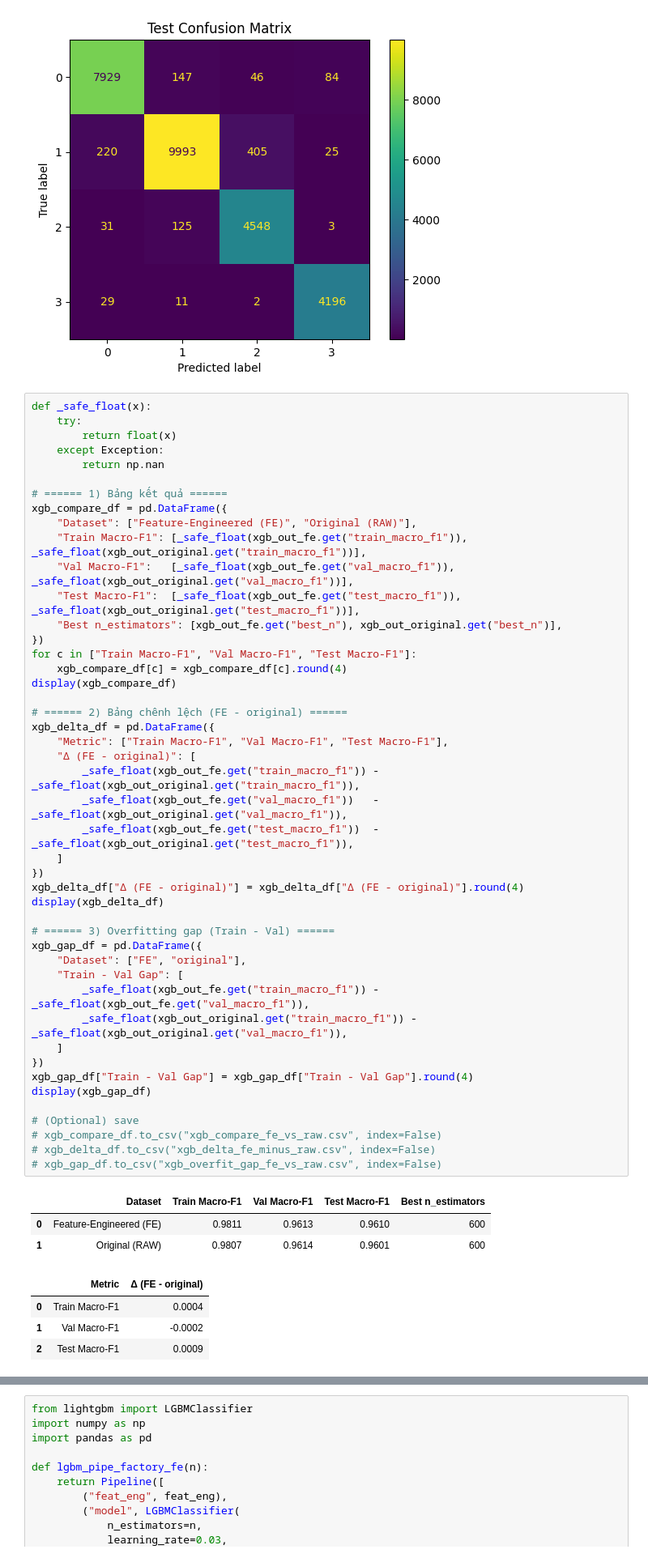
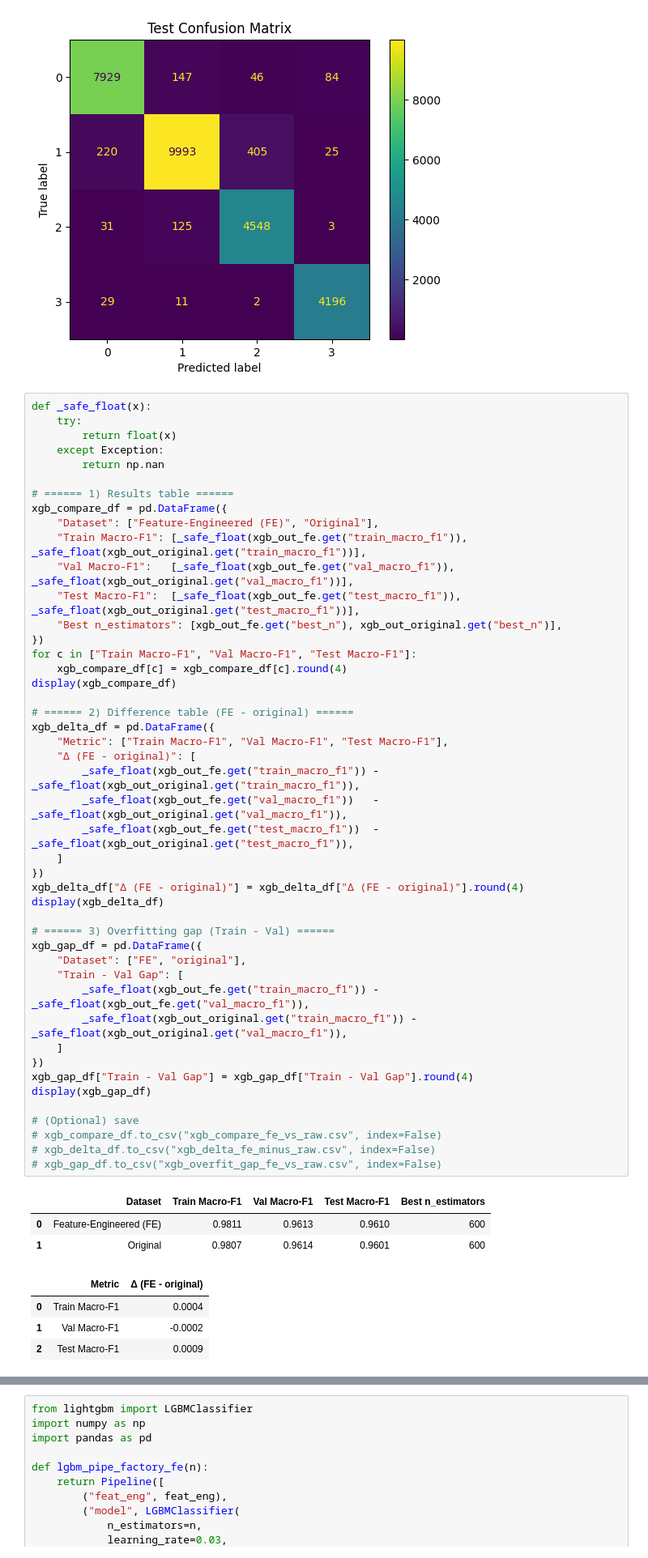
Before and after one commit to HuyDoan-2112/spotify-mood-mlops, a Jupyter notebook: notebooks/EDA.ipynb, the cells around one changed output, grey strips where cells are left out. Shown at 81% size. Drawn from its saved outputs; the diff is of its cells as text.

```diff
--- a/notebooks/EDA.ipynb
+++ b/notebooks/EDA.ipynb
@@ -974,9 +974,9 @@ def _safe_float(x):
     except Exception:
         return np.nan
 
-# ====== 1) Bảng kết quả ======
+# ====== 1) Results table ======
 xgb_compare_df = pd.DataFrame({
-    "Dataset": ["Feature-Engineered (FE)", "Original (RAW)"],
+    "Dataset": ["Feature-Engineered (FE)", "Original"],
     "Train Macro-F1": [_safe_float(xgb_out_fe.get("train_macro_f1")), _safe_float(xgb_out_original.get("train_macro_f1"))],
     "Val Macro-F1":   [_safe_float(xgb_out_fe.get("val_macro_f1")),   _safe_float(xgb_out_original.get("val_macro_f1"))],
     "Test Macro-F1":  [_safe_float(xgb_out_fe.get("test_macro_f1")),  _safe_float(xgb_out_original.get("test_macro_f1"))],
@@ -986,37 +986,37 @@ for c in ["Train Macro-F1", "Val Macro-F1", "Test Macro-F1"]:
     xgb_compare_df[c] = xgb_compare_df[c].round(4)
 display(xgb_compare_df)
 
-# ====== 2) Bảng chênh lệch (FE - original) ======
+# ====== 2) Difference table (FE - original) ======
 xgb_delta_df = pd.DataFrame({
     "Metric": ["Train Macro-F1", "Val Macro-F1", "Test Macro-F1"],
     "Δ (FE - original)": [
         _safe_float(xgb_out_fe.get("train_macro_f1")) - _safe_float(xgb_out_original.get("train_macro_f1")),
         _safe_float(xgb_out_fe.get("val_macro_f1"))   - _safe_float(xgb_out_original.get("val_macro_f1")),
         _safe_float(xgb_out_fe.get("test_macro_f1"))  - _safe_float(xgb_out_original.get("test_macro_f1")),
     ]
 })
 xgb_delta_df["Δ (FE - original)"] = xgb_delta_df["Δ (FE - original)"].round(4)
 display(xgb_delta_df)
 
 # ====== 3) Overfitting gap (Train - Val) ======
 xgb_gap_df = pd.DataFrame({
     "Dataset": ["FE", "original"],
     "Train - Val Gap": [
         _safe_float(xgb_out_fe.get("train_macro_f1")) - _safe_float(xgb_out_fe.get("val_macro_f1")),
         _safe_float(xgb_out_original.get("train_macro_f1")) - _safe_float(xgb_out_original.get("val_macro_f1")),
     ]
 })
 xgb_gap_df["Train - Val Gap"] = xgb_gap_df["Train - Val Gap"].round(4)
 display(xgb_gap_df)
 
 # (Optional) save
 # xgb_compare_df.to_csv("xgb_compare_fe_vs_raw.csv", index=False)
 # xgb_delta_df.to_csv("xgb_delta_fe_minus_raw.csv", index=False)
 # xgb_gap_df.to_csv("xgb_overfit_gap_fe_vs_raw.csv", index=False)
 # %% [output]
 |  | Dataset | Train Macro-F1 | Val Macro-F1 | Test Macro-F1 | Best n_estimators |
 | 0 | Feature-Engineered (FE) | 0.9811 | 0.9613 | 0.9610 | 600 |
-| 1 | Original (RAW) | 0.9807 | 0.9614 | 0.9601 | 600 |
+| 1 | Original | 0.9807 | 0.9614 | 0.9601 | 600 |
 |  | Metric | Δ (FE - original) |
 | 0 | Train Macro-F1 | 0.0004 |
 | 1 | Val Macro-F1 | -0.0002 |
```
Also changed, not shown: parts of 5 cells of this notebook, 1 other file.
